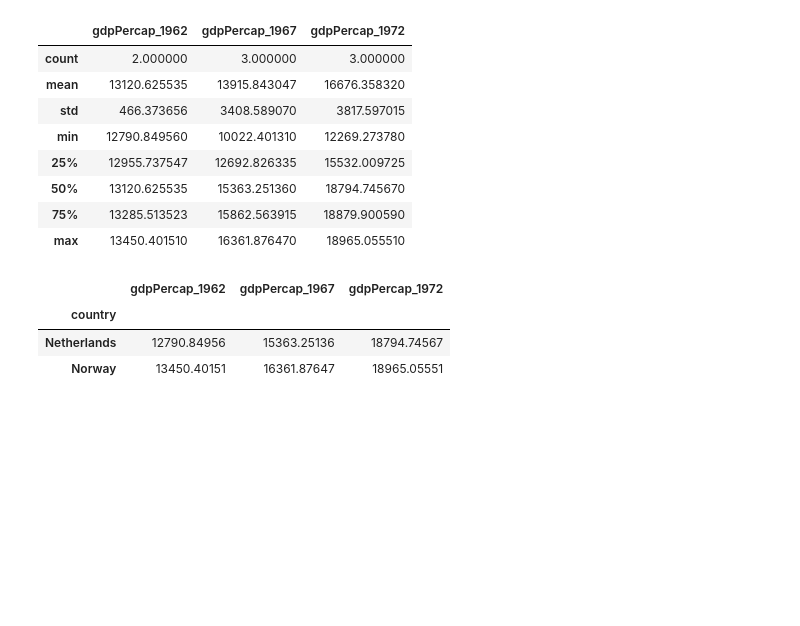
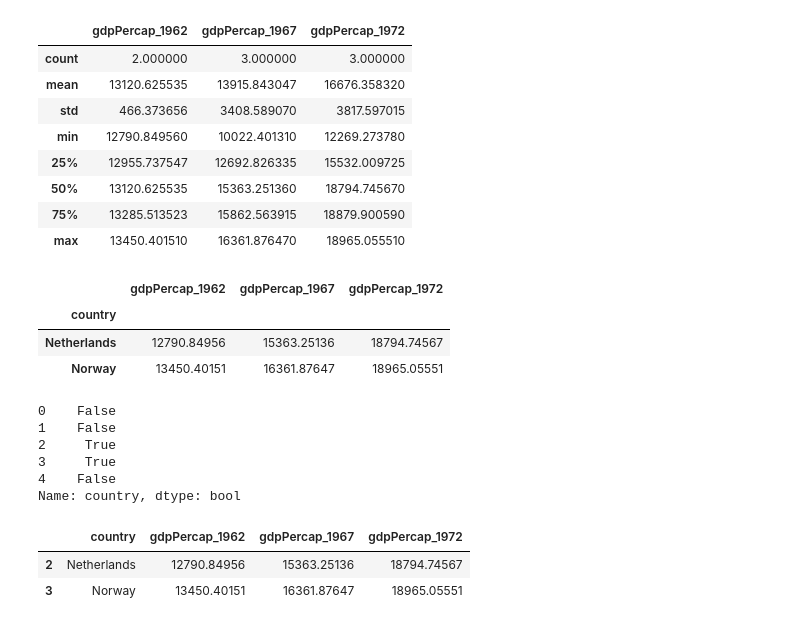
Before and after one commit to nih-fmrif/2017-09-28-NIH-CMN_notebooks, a Jupyter notebook: pandas_and_plotting.ipynb, the cells around one changed output. Cells and saved outputs as stored; diff of their text form; code cells hidden in the pictures; blank space fills up the shorter version.

```diff
--- a/pandas_and_plotting.ipynb
+++ b/pandas_and_plotting.ipynb
@@ -403,3 +403,17 @@ df_subset.loc[df_subset.gdpPercap_1962 >10000,:]
 | Norway | 13450.40151 | 16361.87647 | 18965.05551 |
 # %%
 filtering_criteria = df_subset.reset_index().country.str.contains('N')
+filtering_criteria
+# %% [output]
+0    False
+1    False
+2     True
+3     True
+4    False
+Name: country, dtype: bool
+# %%
+df_subset.reset_index().loc[filtering_criteria,:]
+# %% [output]
+|  | country | gdpPercap_1962 | gdpPercap_1967 | gdpPercap_1972 |
+| 2 | Netherlands | 12790.84956 | 15363.25136 | 18794.74567 |
+| 3 | Norway | 13450.40151 | 16361.87647 | 18965.05551 |
```
